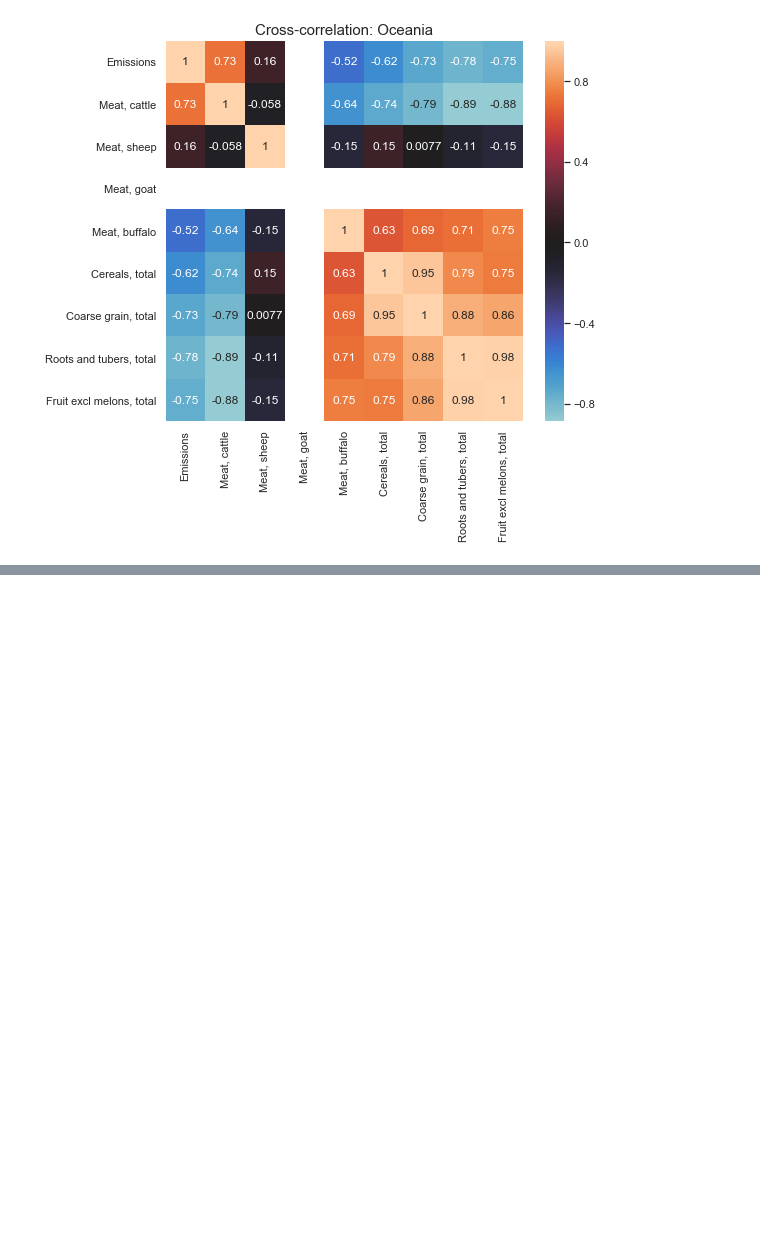
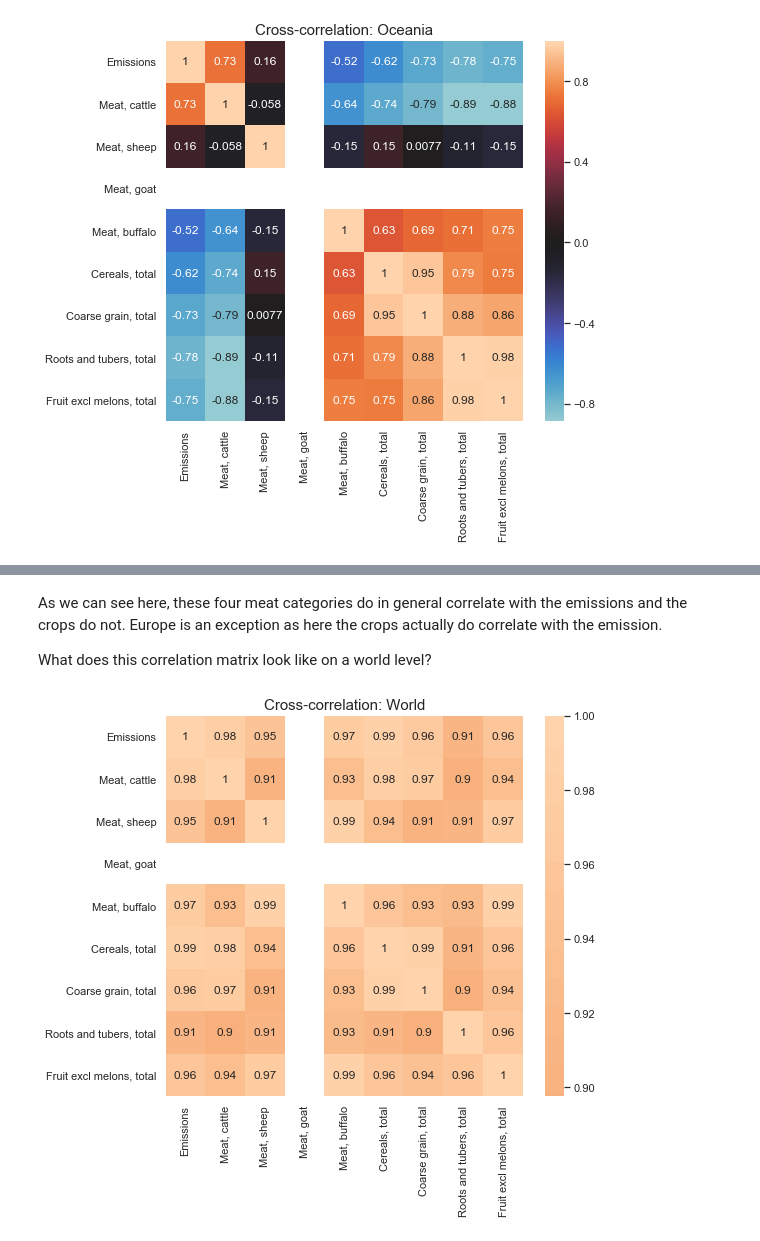
Before and after one commit to theodorhusefest/ADA-2019-project1-sovellettu-tiedon-analysoint, a Jupyter notebook: milestone_3.ipynb, the cells around one changed output, grey strips where cells are left out. Saved outputs shown, nothing was run; the diff lists cells and outputs as text; code cells hidden in the pictures; blank space fills up the shorter version.

```diff
--- a/milestone_3.ipynb
+++ b/milestone_3.ipynb
@@ -420,0 +414,15 @@ meat_relevant
+# %% [markdown]
+As we can see here, these four meat categories do in general correlate with the emissions and the crops do not. Europe is an exception as here the crops actually do correlate with the emission.
+
+What does this correlation matrix look like on a world level?
+# %%
+meat_world_relevant = meat_relevant.groupby(['Item','Year']).agg({'Value':'sum'}).reset_index()
+meat_world_relevant['Area'] = 'World'
+crops_world_relevant = crops_relevant.groupby(['Item','Year']).agg({'Value':'sum'}).reset_index()
+crops_world_relevant['Area'] = 'World'
+emissions_world_relevant = emissions_relevant.groupby(['Item','Year']).agg({'Value':'sum'}).reset_index()
+emissions_world_relevant['Area'] = 'World'
+
+check_correlation_categories(meat_world_relevant, crops_world_relevant, emissions_world_relevant)
+# %% [output]
+[figure, added]
```
Also changed, not shown: parts of 7 cells of this notebook, 2 other files.
